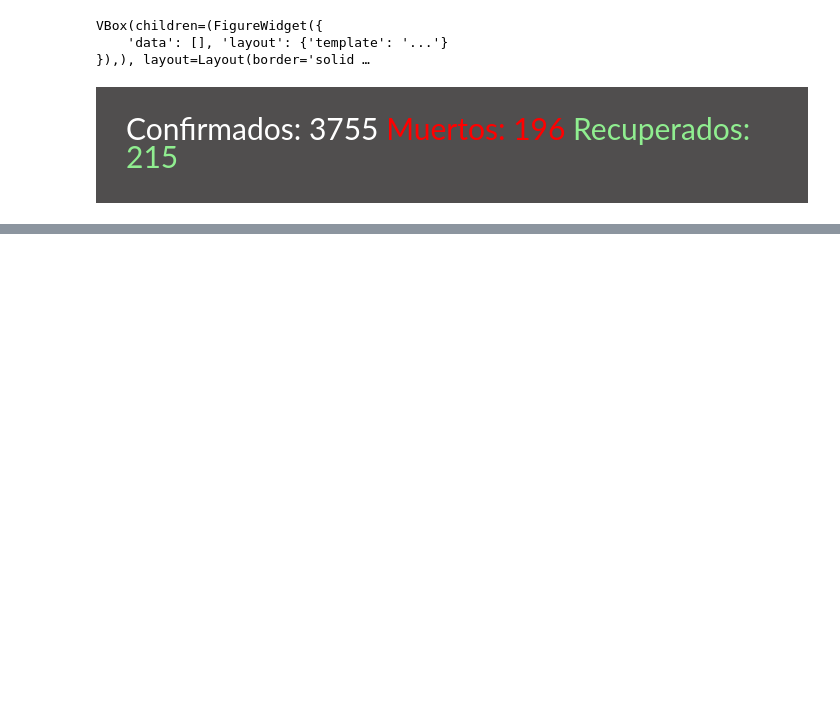
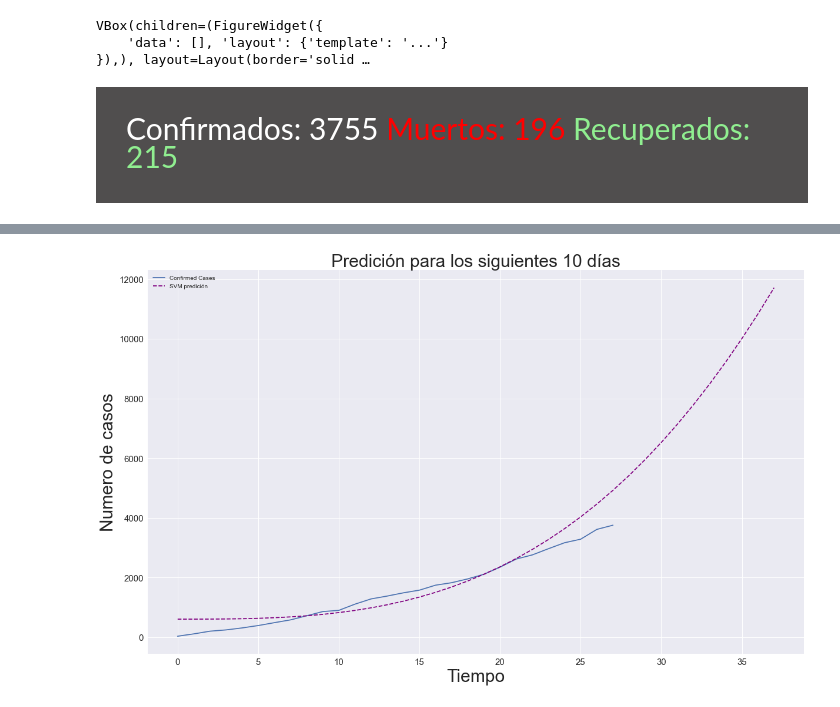
Before and after one commit to OliverArthur/covid-19-red, a Jupyter notebook: covid-19.ipynb, the cells around one changed output, grey strips where cells are left out. Saved outputs shown, nothing was run; the diff lists cells and outputs as text; code cells hidden in the pictures; blank space fills up the shorter version.

```diff
--- a/covid-19.ipynb
+++ b/covid-19.ipynb
@@ -165,0 +285,13 @@ provinces_map
+# %%
+plt.figure(figsize=(20, 12))
+plt.plot(adjust_dates, total_cases)
+plt.plot(future_forecast, svm_pred, linestyle='dashed', color='purple')
+plt.title('Predición para los siguientes 10 días', size=30)
+plt.xlabel('Tiempo', size=30)
+plt.ylabel('Numero de casos', size=30)
+plt.legend(['Confirmed Cases', 'SVM predición'])
+plt.xticks(size=15)
+plt.yticks(size=15)
+plt.show()
+# %% [output]
+[figure, added]
```
Also changed, not shown: parts of 10 cells of this notebook, 2 other files.
